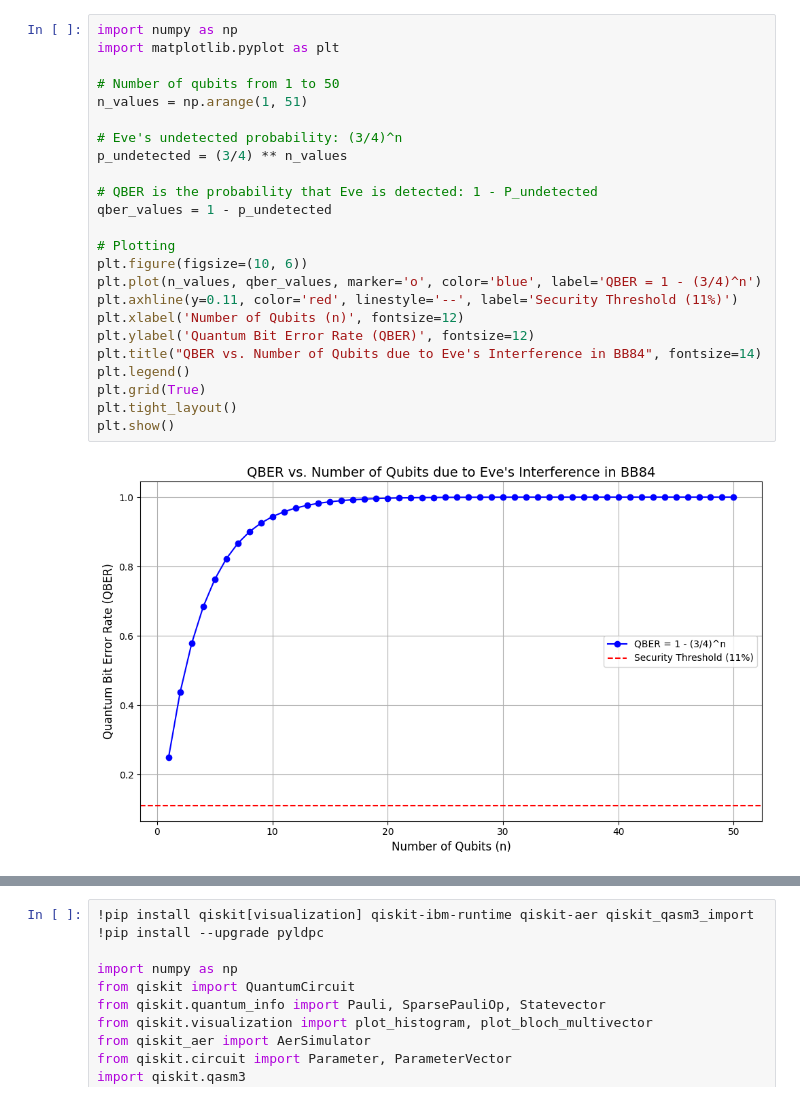
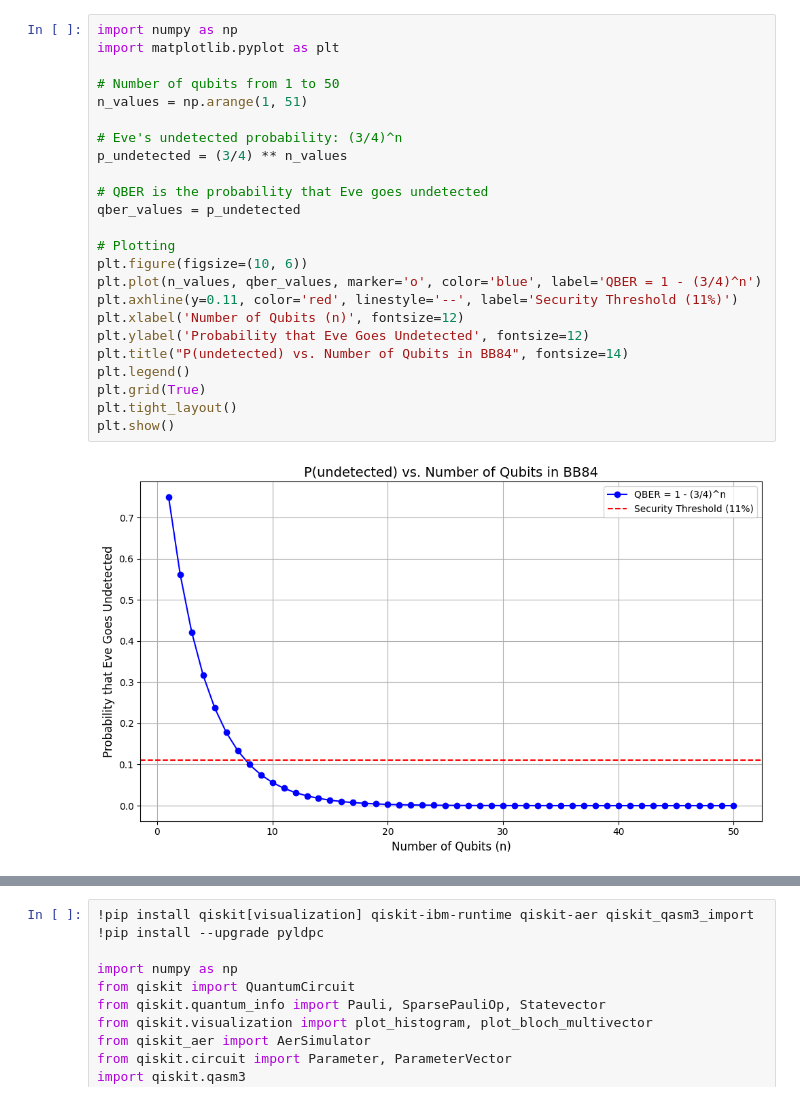
Before and after one commit to vivianaugust/quantum-hack-encryption, a Jupyter notebook: Kristy_Vivian_Quantum_Hack_Prompt2.ipynb, the cells around one changed output, grey strips where cells are left out. Saved outputs shown, nothing was run; the diff lists cells and outputs as text.

```diff
--- a/Kristy_Vivian_Quantum_Hack_Prompt2.ipynb
+++ b/Kristy_Vivian_Quantum_Hack_Prompt2.ipynb
@@ -114,29 +111,29 @@ This exponential decay in detection probability is what makes BB84 secure: the m
 # %%
 import numpy as np
 import matplotlib.pyplot as plt
 
 # Number of qubits from 1 to 50
 n_values = np.arange(1, 51)
 
 # Eve's undetected probability: (3/4)^n
 p_undetected = (3/4) ** n_values
 
-# QBER is the probability that Eve is detected: 1 - P_undetected
-qber_values = 1 - p_undetected
+# QBER is the probability that Eve goes undetected
+qber_values = p_undetected
 
 # Plotting
 plt.figure(figsize=(10, 6))
 plt.plot(n_values, qber_values, marker='o', color='blue', label='QBER = 1 - (3/4)^n')
 plt.axhline(y=0.11, color='red', linestyle='--', label='Security Threshold (11%)')
 plt.xlabel('Number of Qubits (n)', fontsize=12)
-plt.ylabel('Quantum Bit Error Rate (QBER)', fontsize=12)
-plt.title("QBER vs. Number of Qubits due to Eve's Interference in BB84", fontsize=14)
+plt.ylabel('Probability that Eve Goes Undetected', fontsize=12)
+plt.title("P(undetected) vs. Number of Qubits in BB84", fontsize=14)
 plt.legend()
 plt.grid(True)
 plt.tight_layout()
 plt.show()
 # %% [output]
-[figure, old version]
+[figure, new version]
 # %% [markdown]
 **Step 3 — Measurement (Bob):**
 
```
Also changed, not shown: parts of 10 cells of this notebook.
